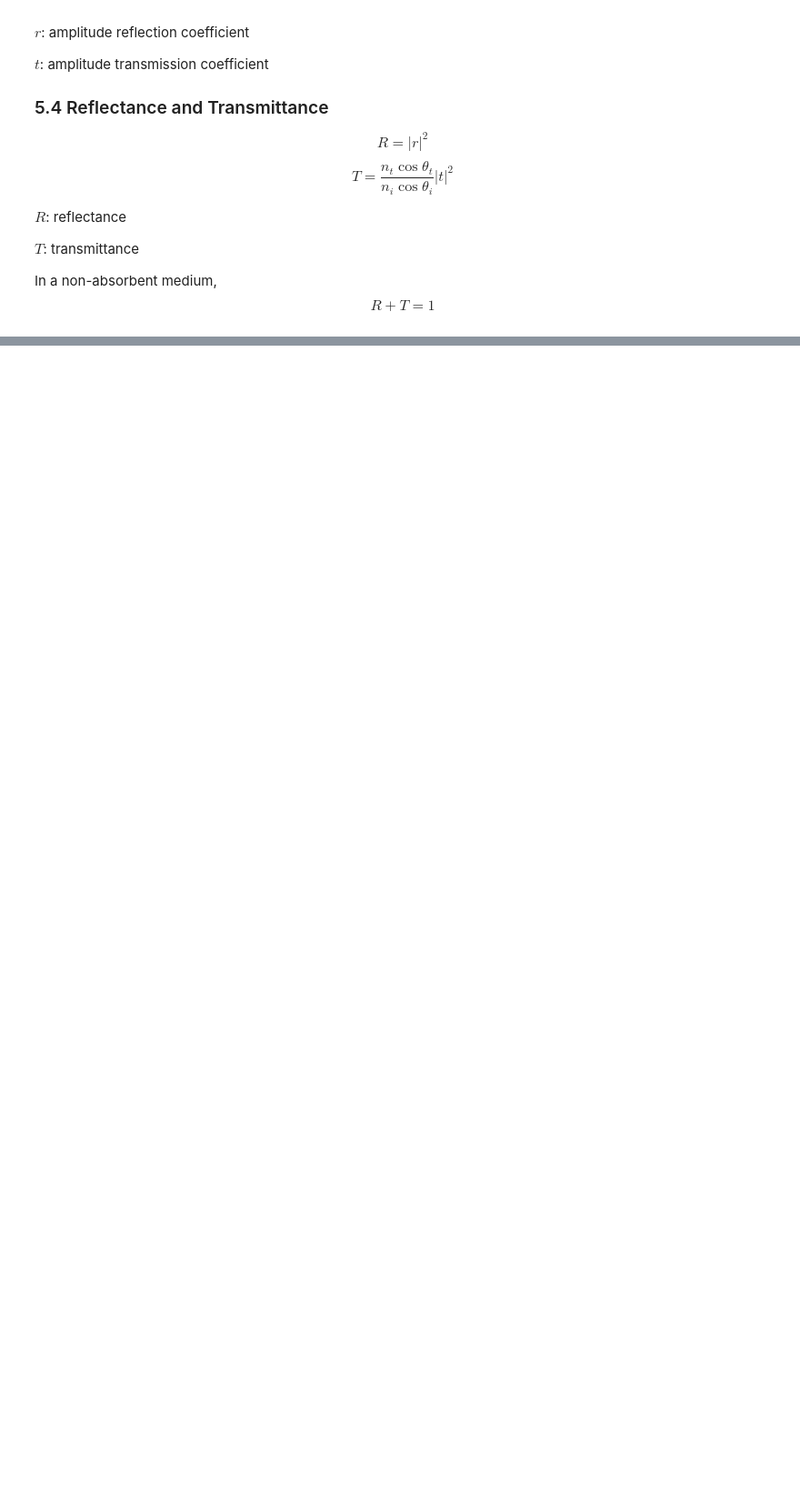
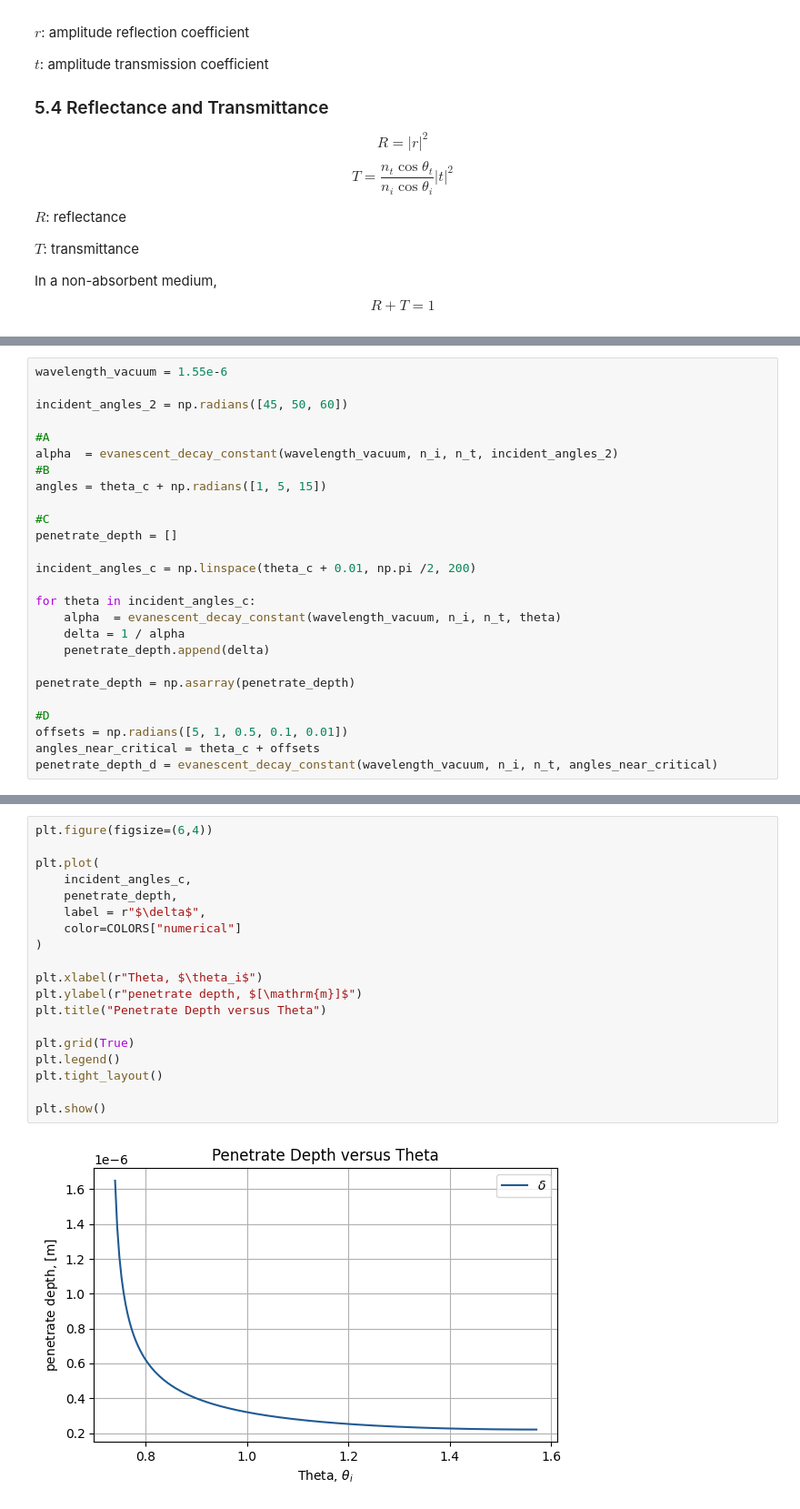
Before and after one commit to hyerim1212/maxwell-to-programmable-photonics, a Jupyter notebook: notebooks/07_electromagnetic_waves_and_dielectric_interfaces.ipynb, the cells around one changed output, grey strips where cells are left out. Shown at 91% size. Saved outputs shown, nothing was run; the diff lists cells and outputs as text; blank space fills up the shorter version.

```diff
--- a/notebooks/07_electromagnetic_waves_and_dielectric_interfaces.ipynb
+++ b/notebooks/07_electromagnetic_waves_and_dielectric_interfaces.ipynb
@@ -574,3 +743,29 @@ Discuss the following questions:
 3. How does wavelength affect the spatial extent of the evanescent field?
 4. How does evanescent penetration help explain field confinement in a dielectric waveguide?
 5. What would be expected if another high-index dielectric structure were placed within the evanescent-field region?
+# %%
+wavelength_vacuum = 1.55e-6
+
+incident_angles_2 = np.radians([45, 50, 60])
+
+#A
+alpha  = evanescent_decay_constant(wavelength_vacuum, n_i, n_t, incident_angles_2)
+#B
+angles = theta_c + np.radians([1, 5, 15])
+
+#C
+penetrate_depth = []
+
+incident_angles_c = np.linspace(theta_c + 0.01, np.pi /2, 200)
+
+for theta in incident_angles_c:
+    alpha  = evanescent_decay_constant(wavelength_vacuum, n_i, n_t, theta)
+    delta = 1 / alpha
+    penetrate_depth.append(delta)
+
+penetrate_depth = np.asarray(penetrate_depth)
+
+#D
+offsets = np.radians([5, 1, 0.5, 0.1, 0.01])
+angles_near_critical = theta_c + offsets
+penetrate_depth_d = evanescent_decay_constant(wavelength_vacuum, n_i, n_t, angles_near_critical)
@@ -576,0 +777,21 @@ Discuss the following questions:
+# %%
+plt.figure(figsize=(6,4))
+
+plt.plot(
+    incident_angles_c,
+    penetrate_depth,
+    label = r"$\delta$",
+    color=COLORS["numerical"]
+)
+
+plt.xlabel(r"Theta, $\theta_i$")
+plt.ylabel(r"penetrate depth, $[\mathrm{m}]$")
+plt.title("Penetrate Depth versus Theta")
+
+plt.grid(True)
+plt.legend()
+plt.tight_layout()
+
+plt.show()
+# %% [output]
+[figure, added]
```
Also changed, not shown: parts of 12 cells of this notebook.
